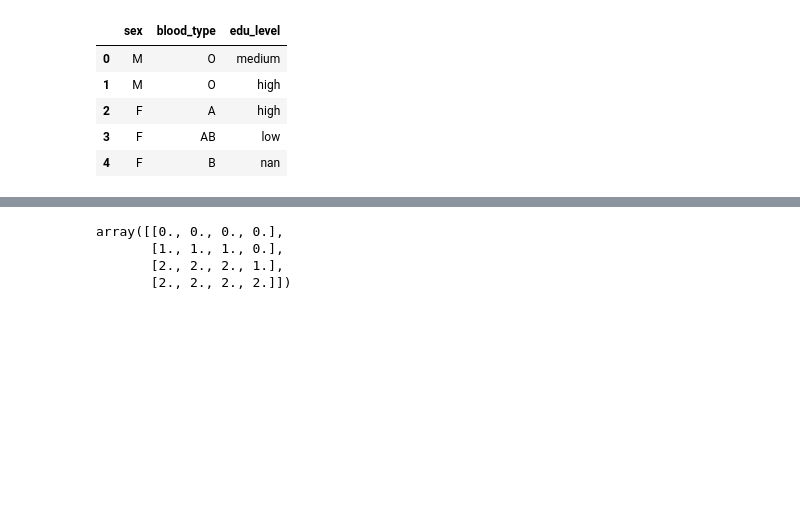
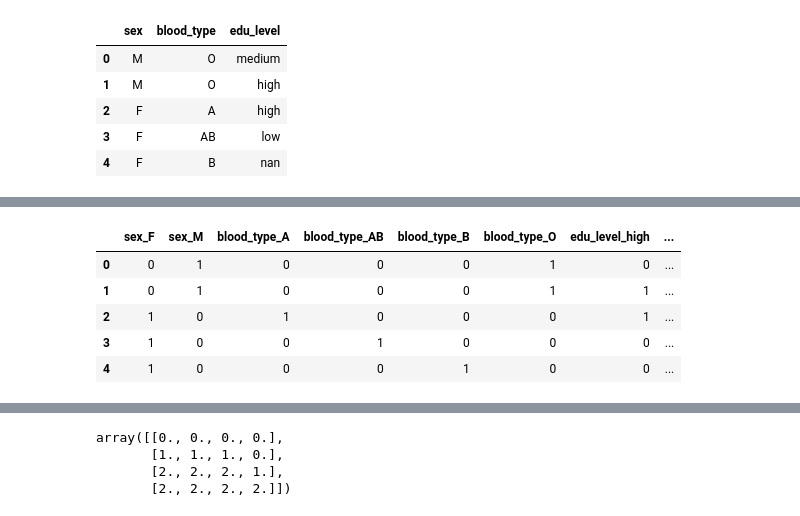
Before and after one commit to Jay4869/Data-Science, a Jupyter notebook: Data Processing/Data Processing in Python.ipynb, the cells around one changed output, grey strips where cells are left out. Drawn from its saved outputs; the diff is of its cells as text; code cells hidden in the pictures; blank space fills up the shorter version.

```diff
--- a/Data Processing/Data Processing in Python.ipynb
+++ b/Data Processing/Data Processing in Python.ipynb
@@ -212,0 +219,10 @@ The most popular way to encode nominal features is one-hot-encoding. Essentially
+# %%
+# prefix params rename column
+pd.get_dummies(data)
+# %% [output]
+|  | sex_F | sex_M | blood_type_A | blood_type_AB | blood_type_B | blood_type_O | edu_level_high | ... |
+| 0 | 0 | 1 | 0 | 0 | 0 | 1 | 0 | ... |
+| 1 | 0 | 1 | 0 | 0 | 0 | 1 | 1 | ... |
+| 2 | 1 | 0 | 1 | 0 | 0 | 0 | 1 | ... |
+| 3 | 1 | 0 | 0 | 1 | 0 | 0 | 0 | ... |
+| 4 | 1 | 0 | 0 | 0 | 1 | 0 | 0 | ... |
```
Also changed, not shown: parts of 20 cells of this notebook.
